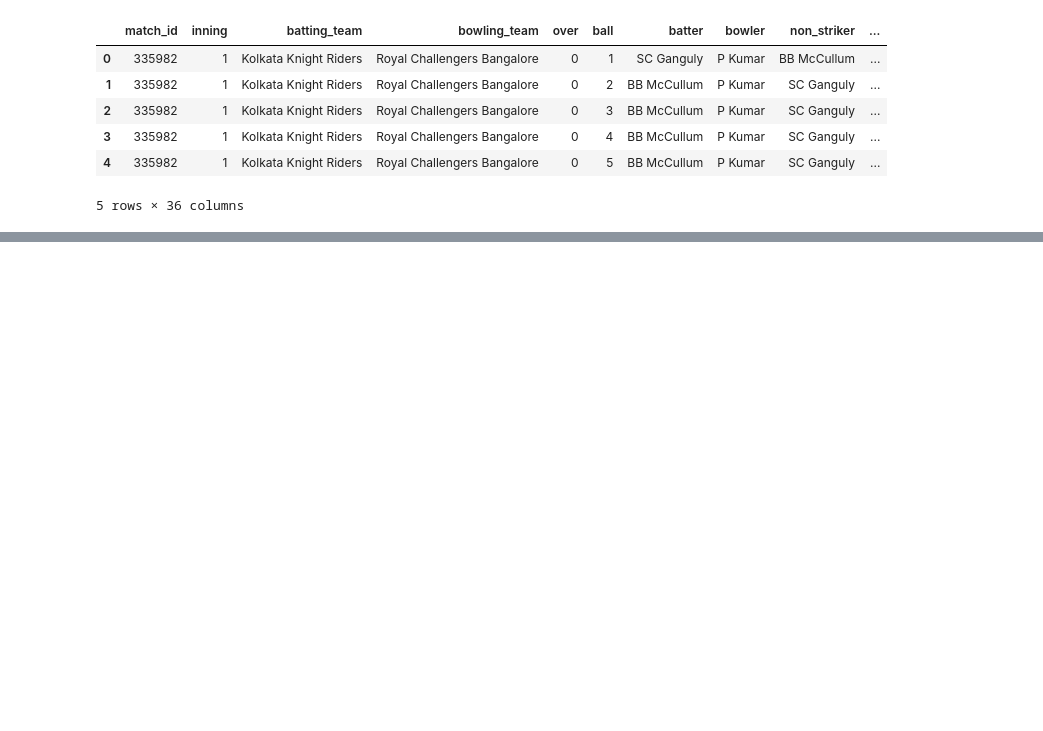
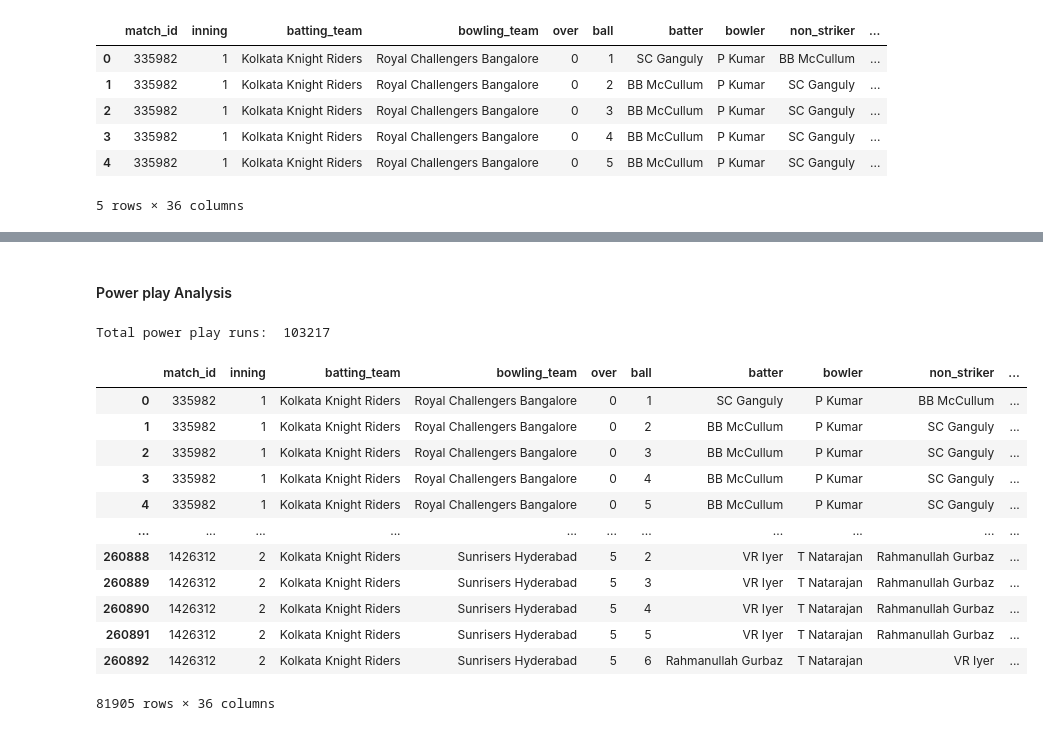
Before and after one commit to amitkr069/DataAnalysisPipeline, a Jupyter notebook: data_analysis.ipynb, the cells around one changed output, grey strips where cells are left out. Saved outputs shown, nothing was run; the diff lists cells and outputs as text; code cells hidden in the pictures; blank space fills up the shorter version.

Commit message:
Core Analysis

```diff
--- a/data_analysis.ipynb
+++ b/data_analysis.ipynb
@@ -517,0 +1058,24 @@ final_df.head()
+# %% [markdown]
+#### Power play Analysis
+# %%
+power_play_runs = final_df[(final_df['over'] >= 0) & (final_df['over'] <= 5)]['total_runs'].sum()
+print("Total power play runs: " ,power_play_runs)
+# %% [output]
+Total power play runs:  103217
+# %%
+powerplay_df = final_df[(final_df['over'] >= 0) & (final_df['over'] <= 5)]
+powerplay_df
+# %% [output]
+|  | match_id | inning | batting_team | bowling_team | over | ball | batter | bowler | non_striker | ... |
+| 0 | 335982 | 1 | Kolkata Knight Riders | Royal Challengers Bangalore | 0 | 1 | SC Ganguly | P Kumar | BB McCullum | ... |
+| 1 | 335982 | 1 | Kolkata Knight Riders | Royal Challengers Bangalore | 0 | 2 | BB McCullum | P Kumar | SC Ganguly | ... |
+| 2 | 335982 | 1 | Kolkata Knight Riders | Royal Challengers Bangalore | 0 | 3 | BB McCullum | P Kumar | SC Ganguly | ... |
+| 3 | 335982 | 1 | Kolkata Knight Riders | Royal Challengers Bangalore | 0 | 4 | BB McCullum | P Kumar | SC Ganguly | ... |
+| 4 | 335982 | 1 | Kolkata Knight Riders | Royal Challengers Bangalore | 0 | 5 | BB McCullum | P Kumar | SC Ganguly | ... |
+| ... | ... | ... | ... | ... | ... | ... | ... | ... | ... | ... |
+| 260888 | 1426312 | 2 | Kolkata Knight Riders | Sunrisers Hyderabad | 5 | 2 | VR Iyer | T Natarajan | Rahmanullah Gurbaz | ... |
+| 260889 | 1426312 | 2 | Kolkata Knight Riders | Sunrisers Hyderabad | 5 | 3 | VR Iyer | T Natarajan | Rahmanullah Gurbaz | ... |
+| 260890 | 1426312 | 2 | Kolkata Knight Riders | Sunrisers Hyderabad | 5 | 4 | VR Iyer | T Natarajan | Rahmanullah Gurbaz | ... |
+| 260891 | 1426312 | 2 | Kolkata Knight Riders | Sunrisers Hyderabad | 5 | 5 | VR Iyer | T Natarajan | Rahmanullah Gurbaz | ... |
+| 260892 | 1426312 | 2 | Kolkata Knight Riders | Sunrisers Hyderabad | 5 | 6 | Rahmanullah Gurbaz | T Natarajan | VR Iyer | ... |
+81905 rows × 36 columns
```
Also changed, not shown: parts of 114 cells of this notebook.
